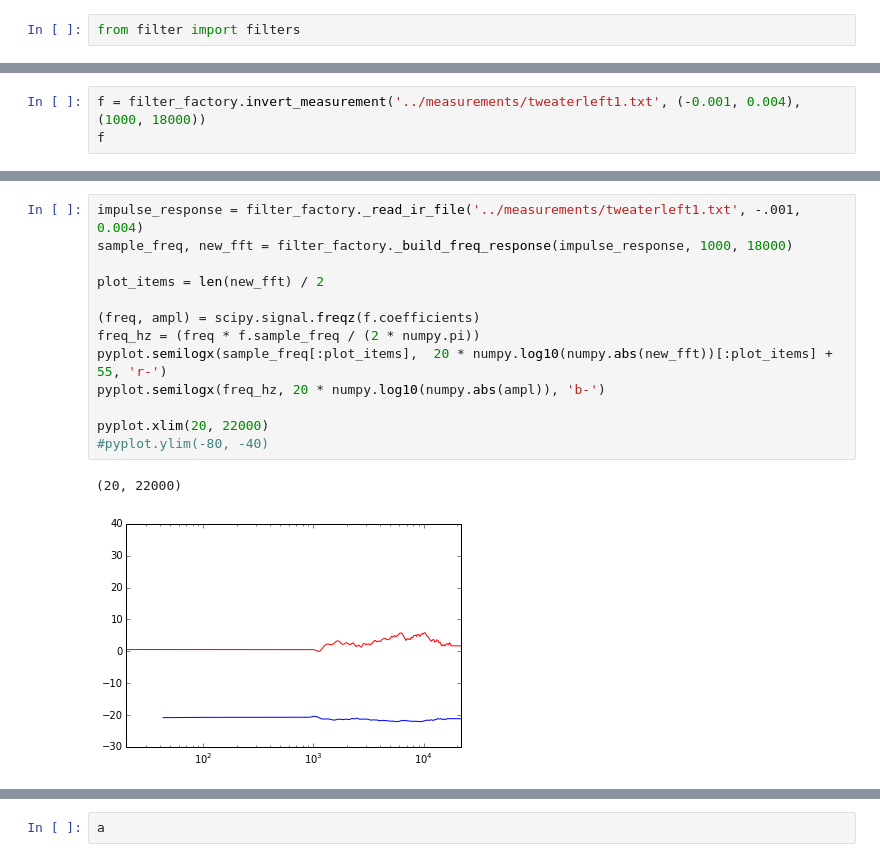
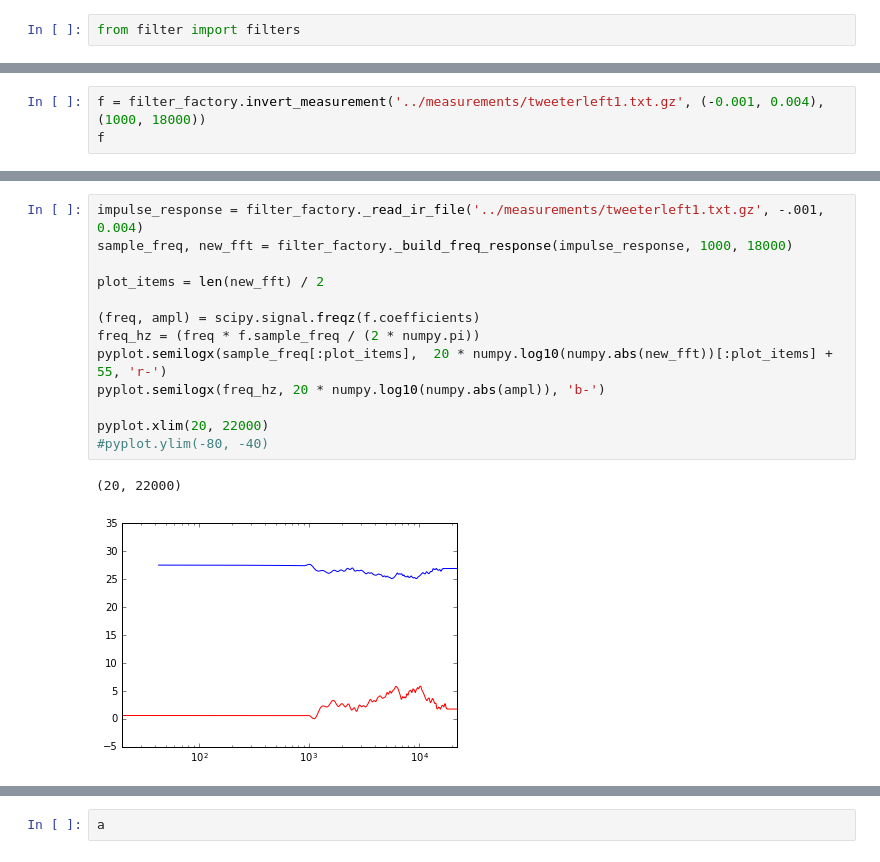
Before and after one commit to axiak/speakers, a Jupyter notebook: notebooks/HilbertFun.ipynb, the cells around one changed output, grey strips where cells are left out. Saved outputs shown, nothing was run; the diff lists cells and outputs as text.

```diff
--- a/notebooks/HilbertFun.ipynb
+++ b/notebooks/HilbertFun.ipynb
@@ -23,4 +23,4 @@ impulse_response = filter_factory._read_ir_file('../measurements/tweaterleft1.tx
 # %%
-f = filter_factory.invert_measurement('../measurements/tweaterleft1.txt', (-0.001, 0.004), (1000, 18000))
+f = filter_factory.invert_measurement('../measurements/tweeterleft1.txt.gz', (-0.001, 0.004), (1000, 18000))
 f
 # %% [output]
@@ -28,17 +28,17 @@ f
 <invert_measurement filter for 44100hz sample freq with 1025 taps>
 # %%
-impulse_response = filter_factory._read_ir_file('../measurements/tweaterleft1.txt', -.001, 0.004)
+impulse_response = filter_factory._read_ir_file('../measurements/tweeterleft1.txt.gz', -.001, 0.004)
 sample_freq, new_fft = filter_factory._build_freq_response(impulse_response, 1000, 18000)
 
 plot_items = len(new_fft) / 2
 
 (freq, ampl) = scipy.signal.freqz(f.coefficients)
 freq_hz = (freq * f.sample_freq / (2 * numpy.pi))
 pyplot.semilogx(sample_freq[:plot_items],  20 * numpy.log10(numpy.abs(new_fft))[:plot_items] + 55, 'r-')
 pyplot.semilogx(freq_hz, 20 * numpy.log10(numpy.abs(ampl)), 'b-')
 
 pyplot.xlim(20, 22000)
 #pyplot.ylim(-80, -40)
 # %% [output]
 (20, 22000)
-[figure, old version]
+[figure, new version]
```
Also changed, not shown: parts of 4 cells of this notebook, 1 other file.
